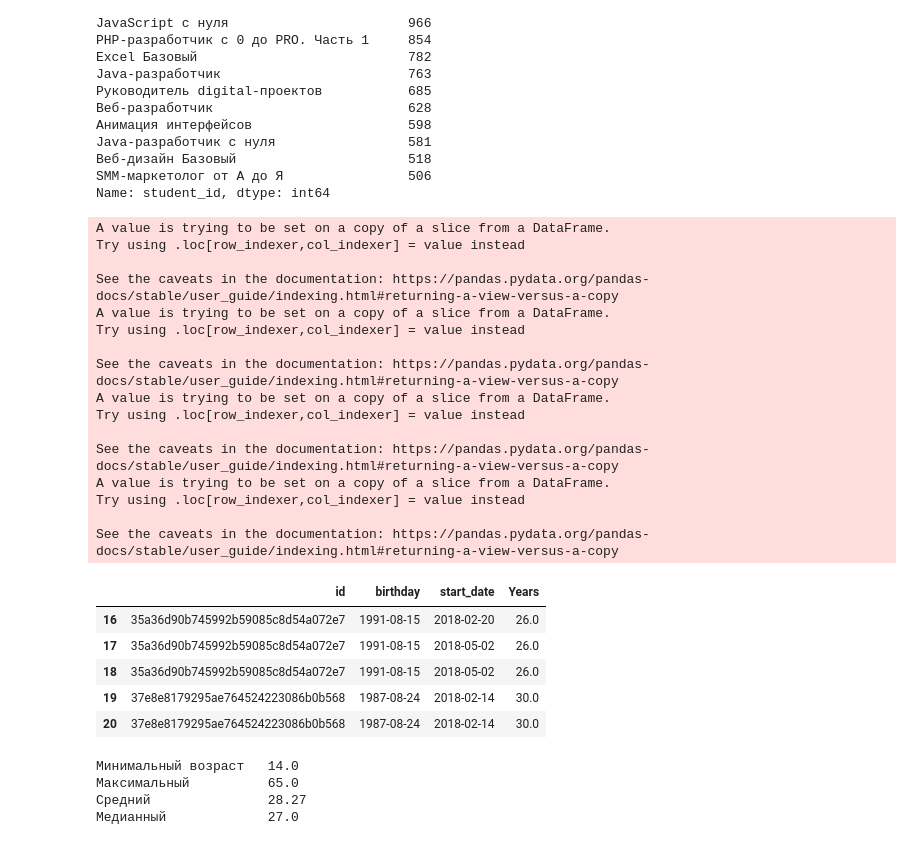
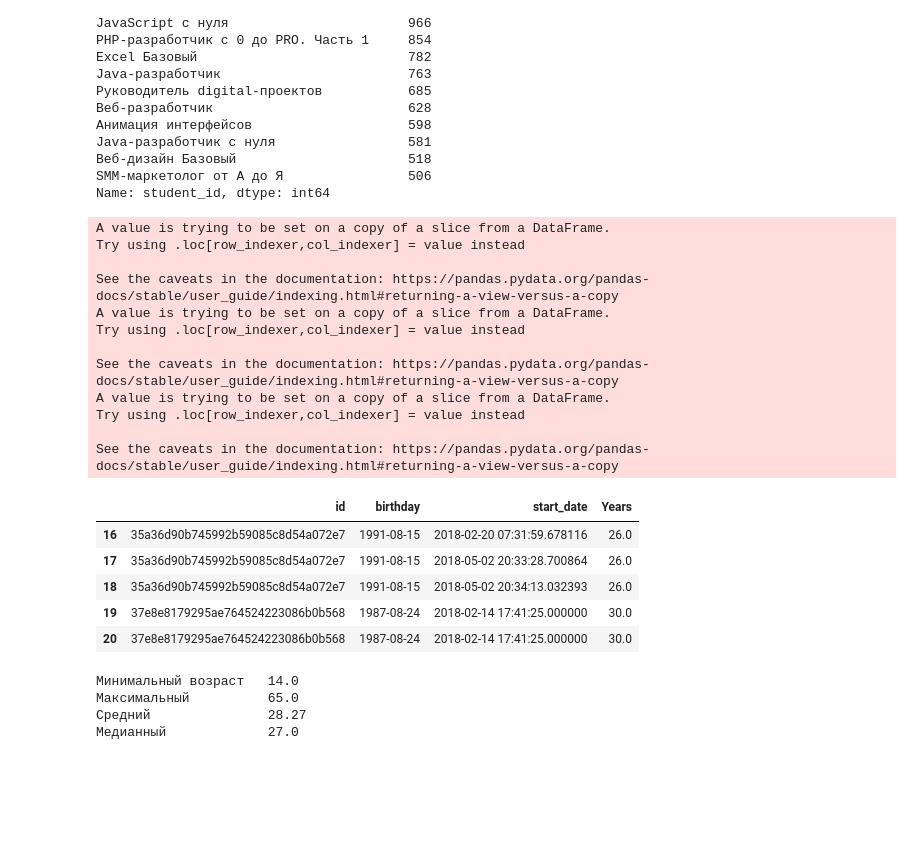
Before and after one commit to Nakakakilig/DS_coursework, a Jupyter notebook: Coursework_analytics_1.ipynb, the cells around one changed output. Drawn from its saved outputs; the diff is of its cells as text; code cells hidden in the pictures; blank space fills up the shorter version.

```diff
--- a/Coursework_analytics_1.ipynb
+++ b/Coursework_analytics_1.ipynb
@@ -266,45 +267,38 @@ age_ = Students.copy()
 age_.drop(['id_' , 'city'], axis=1, inplace=True)
 
 #соеденяем 2 датафрейма по id, которые имеют разные название в разных датафреймах
 age_ = pd.merge(age_, main, left_on = 'id', right_on = 'student_id')
 
 #оставляем только нужные столбцы
 age = age_[['id','birthday','start_date']]
 
-#переводим строку в дату, стандартизируем дату
+#переводим строку в дату
 age['start_date'] = pd.to_datetime(age.start_date).dt.tz_localize(None)
-
-#приводим дату к удобнему для нас типу
-age['start_date'] = age['start_date'].apply(lambda x: x.strftime('%Y-%m-%d'))
-age['start_date'] = pd.to_datetime(age.start_date)
+age['birthday'] = pd.to_datetime(age.birthday, errors='coerce').dt.tz_localize(None)
 
 #находим разницу между датой рождения и первым выполненным заданием  в годах
 age['Years'] = (age.start_date - age.birthday).astype('timedelta64[Y]')
 
 #берем только те даты, которые +- похожи на реальные
 age = age.loc[(age.birthday >='1950/1/1') & (age.birthday <='2003/12/31'), :]
 age.head()
 # %% [output]
 A value is trying to be set on a copy of a slice from a DataFrame.
 Try using .loc[row_indexer,col_indexer] = value instead
 
 See the caveats in the documentation: https://pandas.pydata.org/pandas-docs/stable/user_guide/indexing.html#returning-a-view-versus-a-copy
 A value is trying to be set on a copy of a slice from a DataFrame.
 Try using .loc[row_indexer,col_indexer] = value instead
 
 See the caveats in the documentation: https://pandas.pydata.org/pandas-docs/stable/user_guide/indexing.html#returning-a-view-versus-a-copy
 A value is trying to be set on a copy of a slice from a DataFrame.
 Try using .loc[row_indexer,col_indexer] = value instead
 
 See the caveats in the documentation: https://pandas.pydata.org/pandas-docs/stable/user_guide/indexing.html#returning-a-view-versus-a-copy
-A value is trying to be set on a copy of a slice from a DataFrame.
-Try using .loc[row_indexer,col_indexer] = value instead
-
-See the caveats in the documentation: https://pandas.pydata.org/pandas-docs/stable/user_guide/indexing.html#returning-a-view-versus-a-copy
 |  | id | birthday | start_date | Years |
-| 16 | 35a36d90b745992b59085c8d54a072e7 | 1991-08-15 | 2018-02-20 | 26.0 |
-| 17 | 35a36d90b745992b59085c8d54a072e7 | 1991-08-15 | 2018-05-02 | 26.0 |
-| 18 | 35a36d90b745992b59085c8d54a072e7 | 1991-08-15 | 2018-05-02 | 26.0 |
-| 19 | 37e8e8179295ae764524223086b0b568 | 1987-08-24 | 2018-02-14 | 30.0 |
-| 20 | 37e8e8179295ae764524223086b0b568 | 1987-08-24 | 2018-02-14 | 30.0 |
+| 16 | 35a36d90b745992b59085c8d54a072e7 | 1991-08-15 | 2018-02-20 07:31:59.678116 | 26.0 |
+| 17 | 35a36d90b745992b59085c8d54a072e7 | 1991-08-15 | 2018-05-02 20:33:28.700864 | 26.0 |
+| 18 | 35a36d90b745992b59085c8d54a072e7 | 1991-08-15 | 2018-05-02 20:34:13.032393 | 26.0 |
+| 19 | 37e8e8179295ae764524223086b0b568 | 1987-08-24 | 2018-02-14 17:41:25.000000 | 30.0 |
+| 20 | 37e8e8179295ae764524223086b0b568 | 1987-08-24 | 2018-02-14 17:41:25.000000 | 30.0 |
 # %%
```
Also changed, not shown: parts of 16 cells of this notebook.
